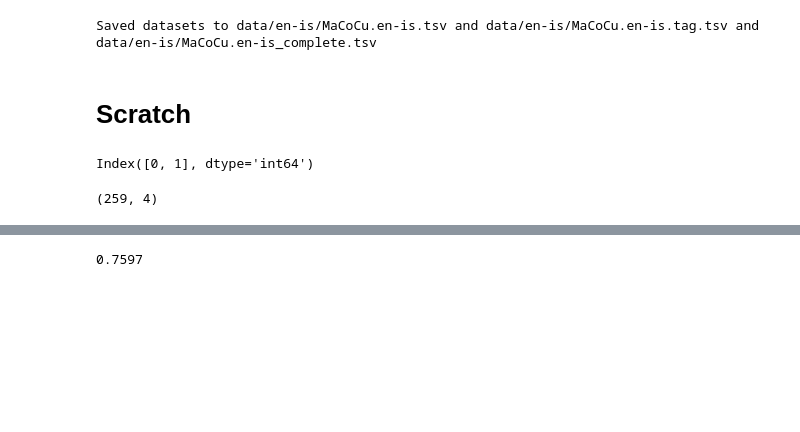
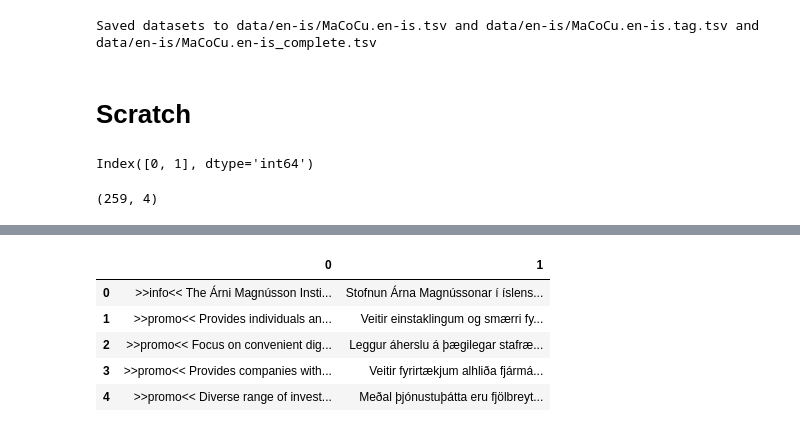
Before and after one commit to Malina03/Genre-enabled-NMT, a Jupyter notebook: analysis.ipynb, the cells around one changed output, grey strips where cells are left out. Drawn from its saved outputs; the diff is of its cells as text; code cells hidden in the pictures; blank space fills up the shorter version.

```diff
--- a/analysis.ipynb
+++ b/analysis.ipynb
@@ -645,3 +757,2 @@ fname = "flores_devtest"
 # %%
-ref_with_tags_path = 'data/en-is/MaCoCu.en-is.dev.tag.tsv'
-ref_with_tags = pd.read_csv(ref_with_tags_path, sep='\t', header=0)[:1011]
+doc_dev = pd.read_csv("data/en-is/MaCoCu.en-is.train.tag.tsv", sep="\t", header=None)
@@ -662,4 +758,0 @@ comet = [float(l.strip().split(' ')[-1]) for l in comet ]
-# %%
-comet[-1]
-# %% [output]
-0.7597
@@ -672,0 +759,9 @@ res['ter'] = ter
+# %%
+doc_dev.head()
+# %% [output]
+|  | 0 | 1 |
+| 0 | >>info<< The Árni Magnússon Insti... | Stofnun Árna Magnússonar í íslens... |
+| 1 | >>promo<< Provides individuals an... | Veitir einstaklingum og smærri fy... |
+| 2 | >>promo<< Focus on convenient dig... | Leggur áherslu á þægilegar stafræ... |
+| 3 | >>promo<< Provides companies with... | Veitir fyrirtækjum alhliða fjármá... |
+| 4 | >>promo<< Diverse range of invest... | Meðal þjónustuþátta eru fjölbreyt... |
```
Also changed, not shown: parts of 17 cells of this notebook, 4 other files.
